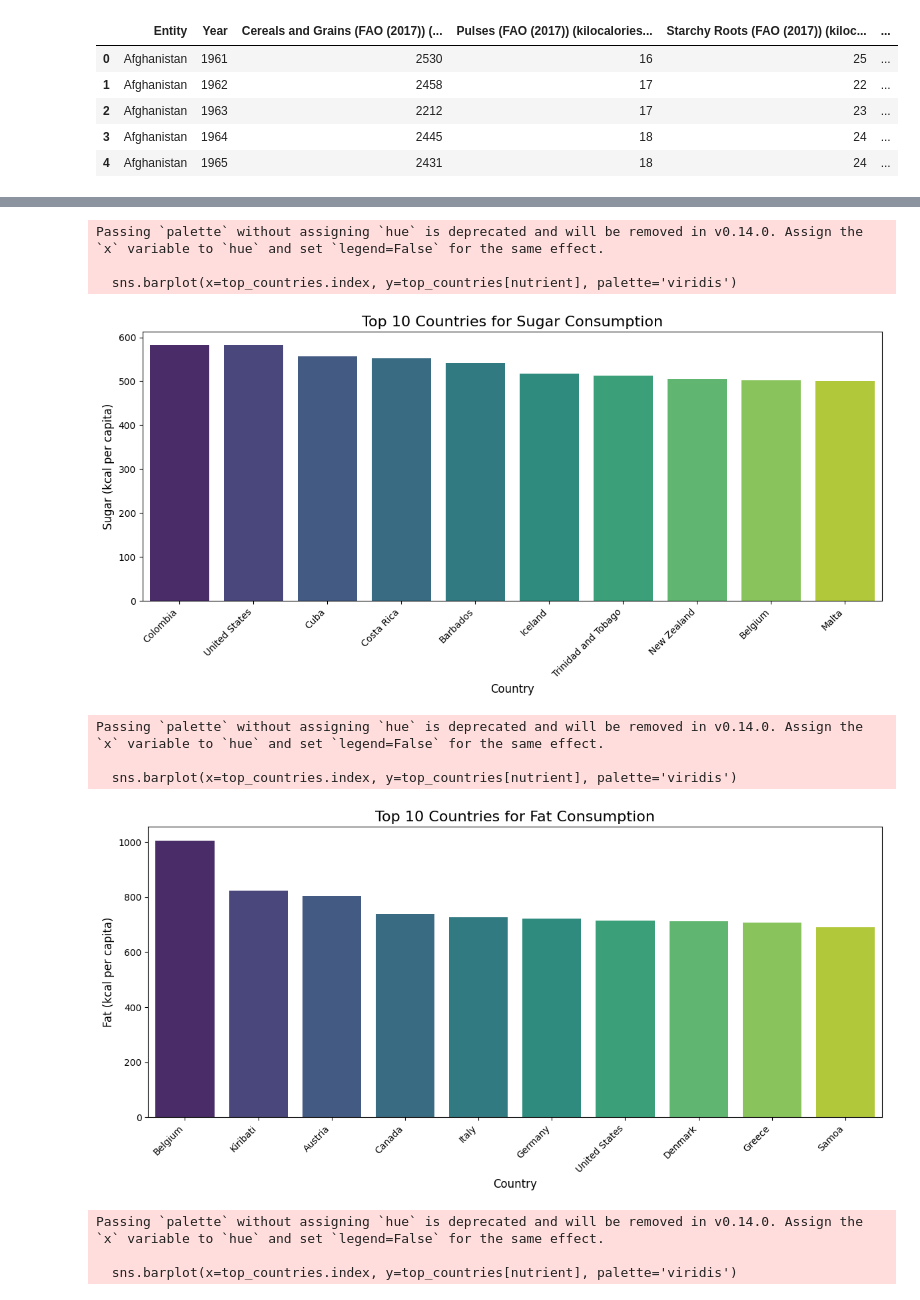
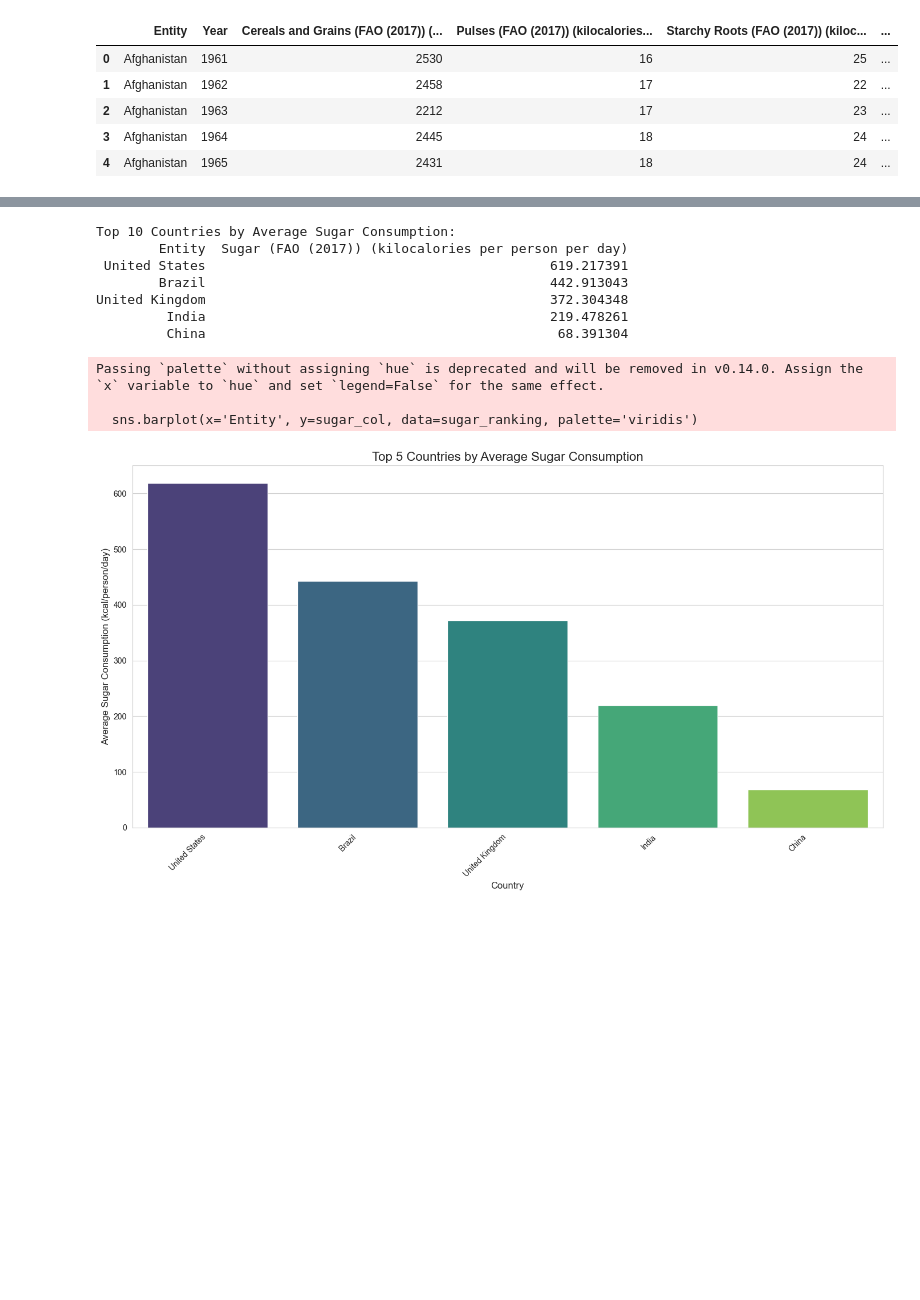
Before and after one commit to yashiigupta/Nutrition-and-Obesity-Trends, a Jupyter notebook: notebooks/area_diet_trends.ipynb, the cells around one changed output, grey strips where cells are left out. Saved outputs shown, nothing was run; the diff lists cells and outputs as text; code cells hidden in the pictures; blank space fills up the shorter version.

Commit message:
dietry trend contiential analysis

```diff
--- a/notebooks/area_diet_trends.ipynb
+++ b/notebooks/area_diet_trends.ipynb
@@ -4,0 +18,14 @@ df = pd.read_csv('../RawData/Diet-Compositions/Diet compositions by commodity ca
+# %%
+df_diet.columns = df_diet.columns.str.strip()
+
+print("Missing values before handling:")
+print(df_diet.isnull().sum())
+
+numerical_cols = df_diet.select_dtypes(include=np.number).columns
+df_diet[numerical_cols] = df_diet[numerical_cols].fillna(0)
+
+print("\nMissing values after handling:")
+print(df_diet.isnull().sum())
+
+print("Column names after stripping whitespace:")
+print(df_diet.columns.tolist())
@@ -131,0 +250,6 @@ df.head()
+# %%
+nutrient_cols = [sugar_col, fat_col, protein_col, fiber_col]
+df_avg_consumption = df_trend.groupby('Entity')[nutrient_cols].mean().reset_index()
+
+print("Average consumption per country:")
+print(df_avg_consumption.head())
@@ -132,40 +274,40 @@ df.head()
 # %%
 import matplotlib.pyplot as plt
 import seaborn as sns
 
-nutrient_list = ['Sugar_kcal', 'Fat_kcal', 'Protein_kcal', 'Fiber_kcal']
 
-for nutrient in nutrient_list:
-    # Get the top 10 countries for the current nutrient
-    top_countries = per_capita_nutrient_consumption.sort_values(by=nutrient, ascending=False).head(10)
+sugar_ranking = df_avg_consumption.sort_values(by=sugar_col, ascending=False).head(10)
 
-    # Create a bar plot
-    plt.figure(figsize=(12, 6))
-    sns.barplot(x=top_countries.index, y=top_countries[nutrient], palette='viridis')
 
-    # Set title and labels
-    plt.title(f'Top 10 Countries for {nutrient.replace("_kcal", "")} Consumption', fontsize=16)
-    plt.xlabel('Country', fontsize=12)
-    plt.ylabel(f'{nutrient.replace("_kcal", "")} (kcal per capita)', fontsize=12)
+print("Top 10 Countries by Average Sugar Consumption:")
+print(sugar_ranking[['Entity', sugar_col]].to_string(index=False))
 
-    # Rotate x-axis labels for better readability
-    plt.xticks(rotation=45, ha='right', fontsize=10)
-    plt.yticks(fontsize=10)
 
-    # Ensure tight layout
-    plt.tight_layout()
+plt.figure(figsize=(14, 8))
+sns.barplot(x='Entity', y=sugar_col, data=sugar_ranking, palette='viridis')
 
-    # Display the plot
-    plt.show()
+
+plt.title('Top 5 Countries by Average Sugar Consumption', fontsize=16)
+
+
+plt.xlabel('Country', fontsize=12)
+plt.ylabel('Average Sugar Consumption (kcal/person/day)', fontsize=12)
+
+
+plt.xticks(rotation=45, ha='right')
+plt.tight_layout()
+
+
+plt.show()
 # %% [output]
-Passing `palette` without assigning `hue` is deprecated and will be removed in v0.14.0. Assign the `x` variable to `hue` and set `legend=False` for the same effect.
-
-  sns.barplot(x=top_countries.index, y=top_countries[nutrient], palette='viridis')
+Top 10 Countries by Average Sugar Consumption:
+        Entity  Sugar (FAO (2017)) (kilocalories per person per day)
+ United States                                            619.217391
+        Brazil                                            442.913043
+United Kingdom                                            372.304348
+         India                                            219.478261
+         China                                             68.391304
+Passing `palette` without assigning `hue` is deprecated and will be removed in v0.14.0. Assign the `x` variable to `hue` and set `legend=False` for the same effect.
+
+  sns.barplot(x='Entity', y=sugar_col, data=sugar_ranking, palette='viridis')
-[figure, old version]
+[figure, new version]
-Passing `palette` without assigning `hue` is deprecated and will be removed in v0.14.0. Assign the `x` variable to `hue` and set `legend=False` for the same effect.
-
-  sns.barplot(x=top_countries.index, y=top_countries[nutrient], palette='viridis')
-[figure, removed]
-Passing `palette` without assigning `hue` is deprecated and will be removed in v0.14.0. Assign the `x` variable to `hue` and set `legend=False` for the same effect.
-
-  sns.barplot(x=top_countries.index, y=top_countries[nutrient], palette='viridis')
```
Also changed, not shown: parts of 28 cells of this notebook.
